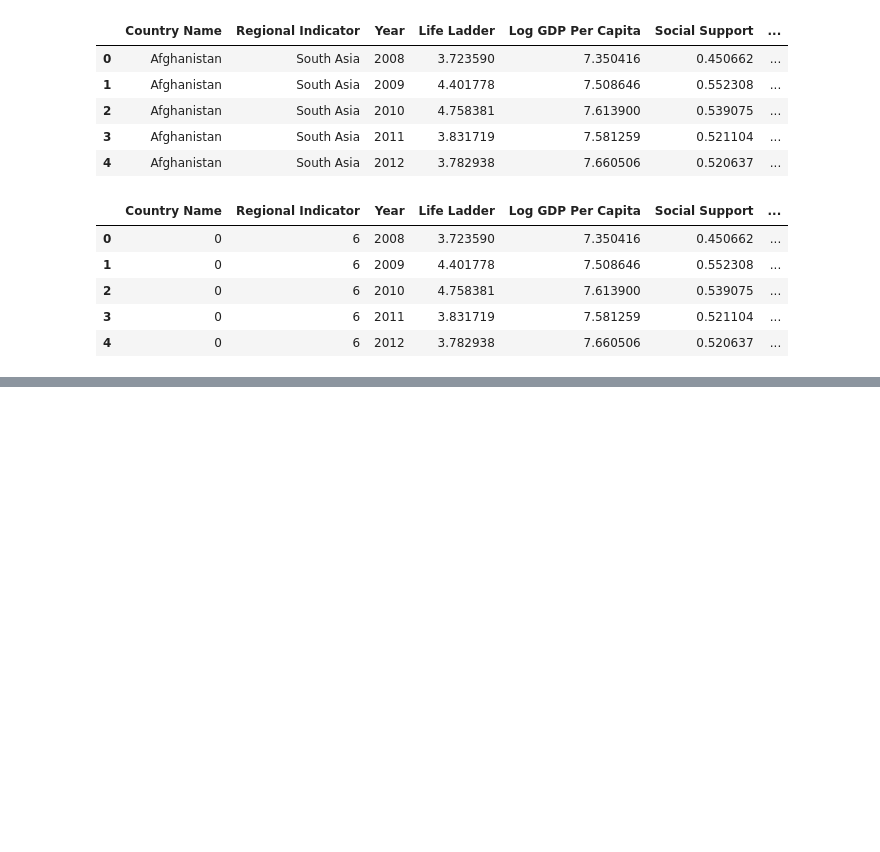
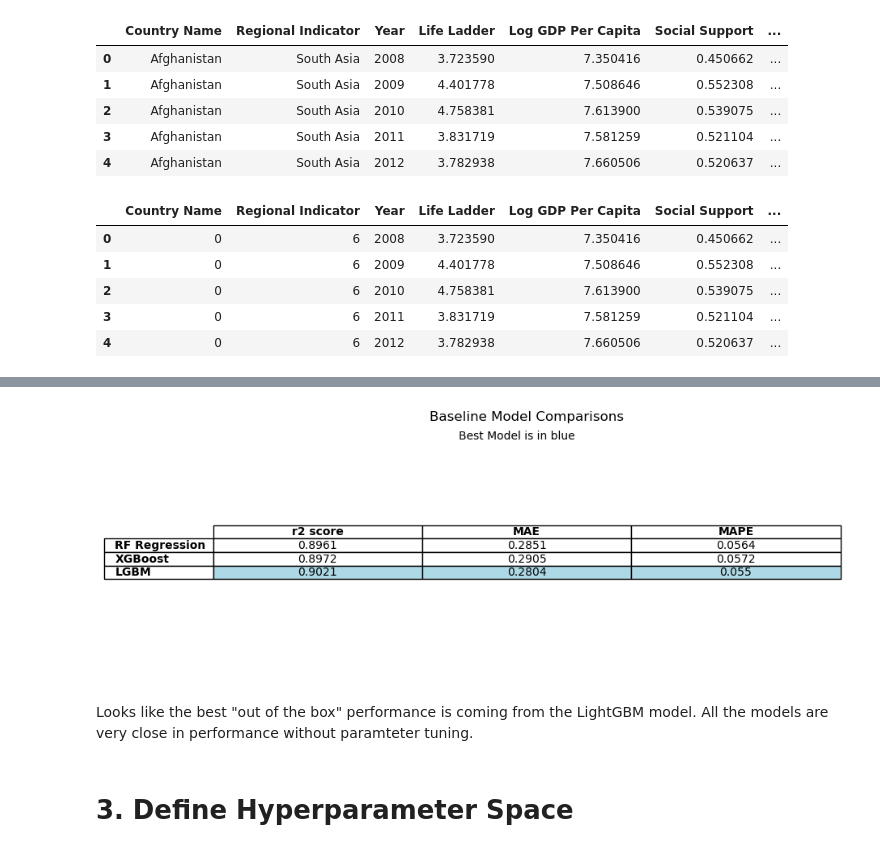
Before and after one commit to RossBrinkerhoff/Springboard_Brinkerhoff, a Jupyter notebook: Springboard_Capstone_2/Capstone_2/notebooks/04_rb_Modeling_RF.ipynb, the cells around one changed output, grey strips where cells are left out. Saved outputs shown, nothing was run; the diff lists cells and outputs as text; code cells hidden in the pictures; blank space fills up the shorter version.

```diff
--- a/Springboard_Capstone_2/Capstone_2/notebooks/04_rb_Modeling_RF.ipynb
+++ b/Springboard_Capstone_2/Capstone_2/notebooks/04_rb_Modeling_RF.ipynb
@@ -165,15 +170,0 @@ Best MAE: 0.2827849305256138
-# %%
-n_estimators = best_params[0]
-max_depth = best_params[1]
-min_samples_split = best_params[2]
-min_samples_leaf = best_params[3]
-max_features = best_params[4]
-
-rf_model_tuned = RandomForestRegressor(n_estimators=n_estimators,
-                                          max_depth=max_depth,
-                                          min_samples_split=min_samples_split,
-                                          min_samples_leaf=min_samples_leaf,
-                                          max_features = max_features,
-                                          random_state=42)
-
-rf_model_tuned.fit(X_train, y_train.values.ravel())
@@ -316,0 +222,43 @@ joblib.dump(rf_model_tuned,abs_path + '/rf_final.pkl')
+# %%
+#Create a table summarizing the results of the baseline scores
+
+data = [[round(rf_baseline_r2_score_test,4), round(rf_baseline_mae_score_test,4), round(rf_baseline_mape_score_test,4)],
+        [round(xg_boost_baseline_r2_score_test ,4), round(xg_boost_baseline_mae_score_test,4), round(xg_boost_baseline_mape_score_test,4)],
+        [round(lgbm_baseline_model_r2_score_test,4), round(lgbm_baseline_model_mae_score_test,4), round(lgbm_baseline_model_mape_score_test,4)]]
+
+
+row_labels = ['RF Regression', 'XGBoost', 'LGBM']
+col_labels = ['r2 score','MAE', 'MAPE']
+
+plt.figure(figsize=(10, 4))
+plt.axis('off')
+
+# Create table
+table = plt.table(cellText=data,
+                  rowLabels=row_labels,
+                  colLabels=col_labels,
+                  loc='center',
+                  cellLoc='center',
+                  fontsize = 45.0)
+
+highlighted_row = 2
+for j in range(len(col_labels)):
+    table._cells[(highlighted_row + 1, j)].set_facecolor('lightblue')
+
+for (i, label) in enumerate(row_labels):
+    table._cells[(i+1, -1)]._text.set_fontweight('bold')
+
+for (i, label) in enumerate(col_labels):
+    table._cells[(0, i)]._text.set_fontweight('bold')
+
+plt.title("Baseline Model Comparisons")
+plt.suptitle("Best Model is in blue", fontsize=10, y=0.87)
+
+plt.show()
+# %% [output]
+[figure, added]
+# %% [markdown]
+Looks like the best "out of the box" performance is coming from the LightGBM model. All the models
+are very close in performance without paramteter tuning.
+# %% [markdown]
+# 3. Define Hyperparameter Space<a class=anchor id=define_hyperparameter_space_3></a>
```
Also changed, not shown: parts of 95 cells of this notebook.
